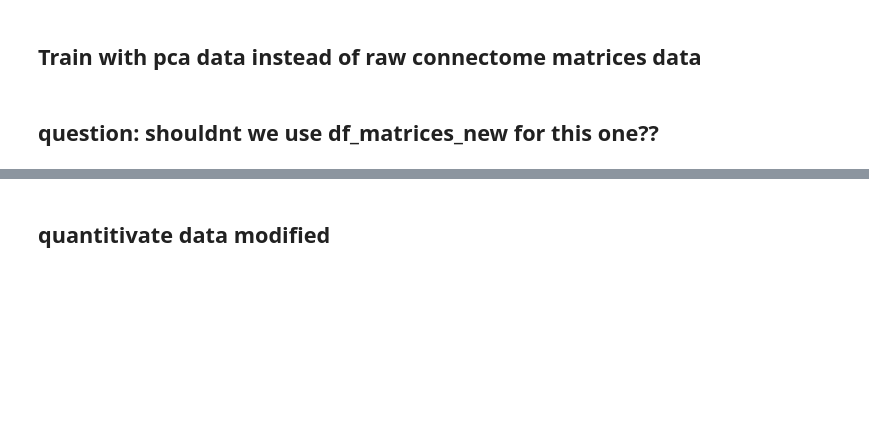
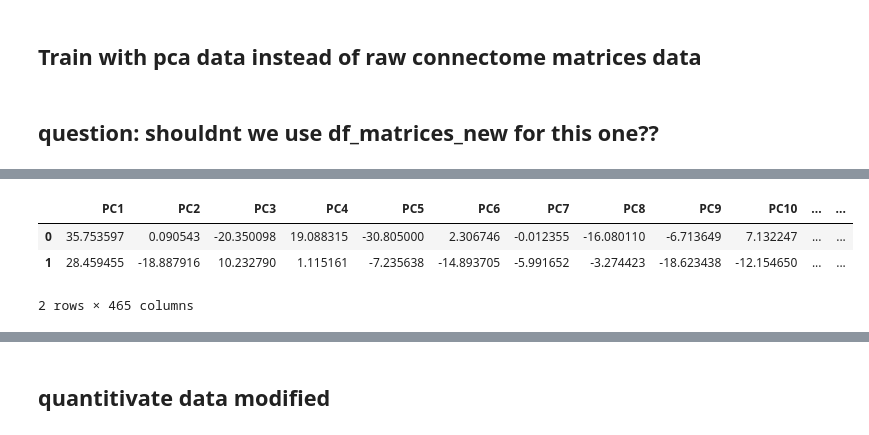
Before and after one commit to amohan601/kaggle-datathon-2025, a Jupyter notebook: combined-analysis.ipynb, the cells around one changed output, grey strips where cells are left out. Saved outputs shown, nothing was run; the diff lists cells and outputs as text; code cells hidden in the pictures; blank space fills up the shorter version.

```diff
--- a/combined-analysis.ipynb
+++ b/combined-analysis.ipynb
@@ -330,3 +353,12 @@ pca_df_1 = get_model('new_data_xgb_pca_exploration_v1')
+# %%
+pca_df['participant_id'] = df_matrices_new['participant_id']
+# %%
+pca_df.head(2)
+# %% [output]
+|  | PC1 | PC2 | PC3 | PC4 | PC5 | PC6 | PC7 | PC8 | PC9 | PC10 | ... | ... |
+| 0 | 35.753597 | 0.090543 | -20.350098 | 19.088315 | -30.805000 | 2.306746 | -0.012355 | -16.080110 | -6.713649 | 7.132247 | ... | ... |
+| 1 | 28.459455 | -18.887916 | 10.232790 | 1.115161 | -7.235638 | -14.893705 | -5.991652 | -3.274423 | -18.623438 | -12.154650 | ... | ... |
+2 rows × 465 columns
 # %%
 ## pca calculation
 ## pca results save to joblib  def save_exploration(model,name):
```
Also changed, not shown: parts of 20 cells of this notebook, 6 other files.
